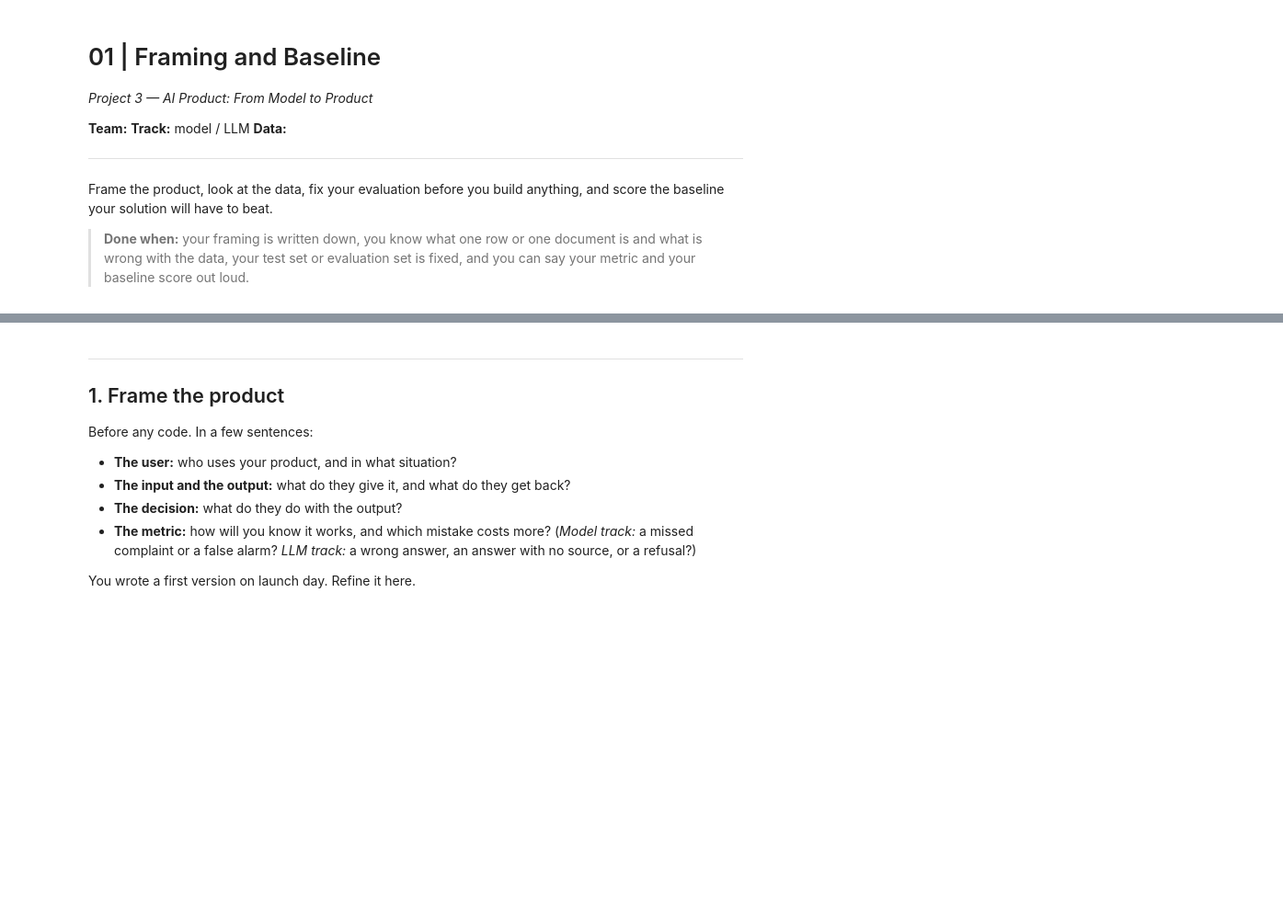
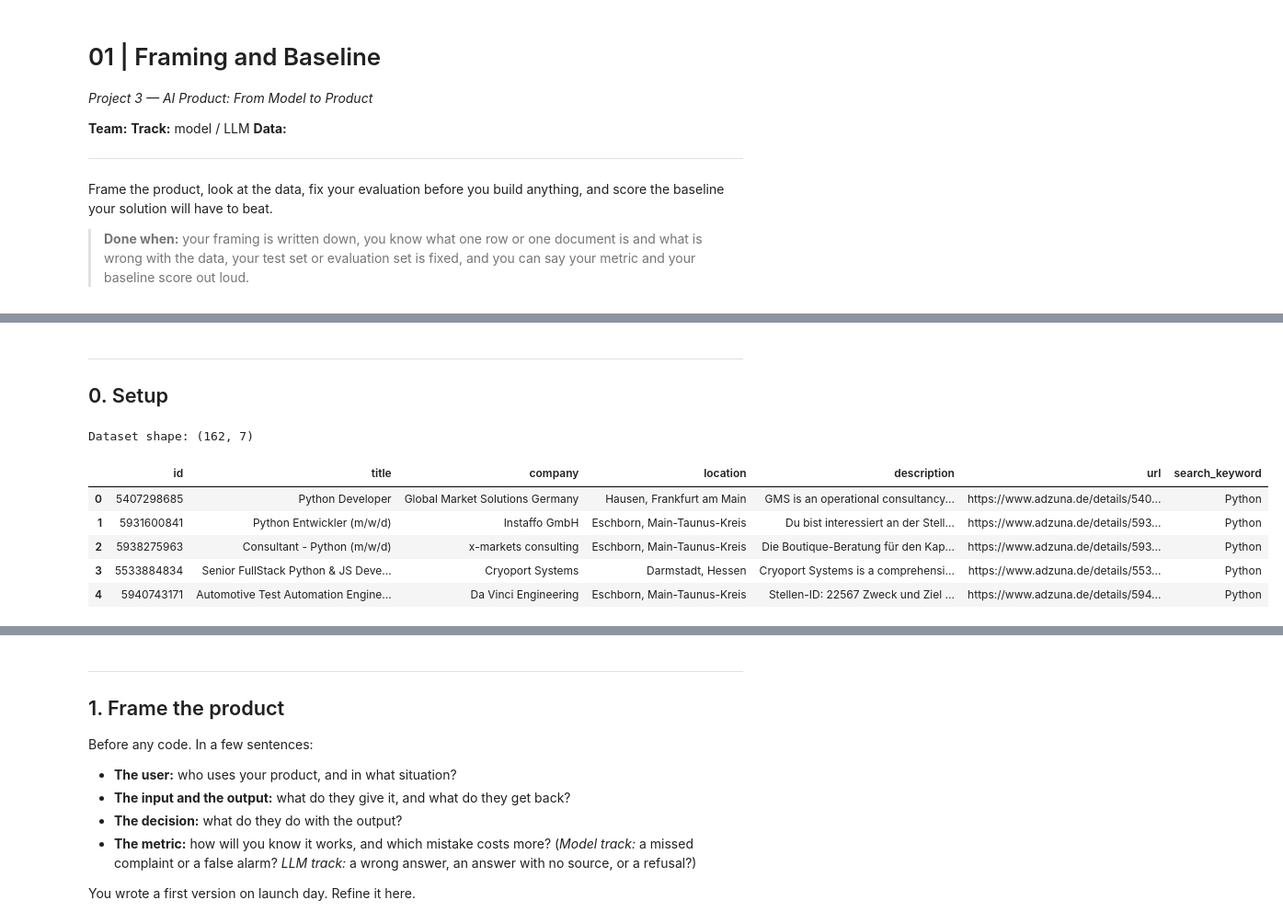
Before and after one commit to rekha-cyber/find-job-lab, a Jupyter notebook: notebooks/01_framing_and_baseline.ipynb, the cells around one changed output, grey strips where cells are left out. Shown at 92% size. Saved outputs shown, nothing was run; the diff lists cells and outputs as text; code cells hidden in the pictures; blank space fills up the shorter version.

```diff
--- a/notebooks/01_framing_and_baseline.ipynb
+++ b/notebooks/01_framing_and_baseline.ipynb
@@ -30,3 +49,19 @@ from src.functions import *
 
 pd.set_option("display.max_colwidth", 200)
 sns.set_theme(style="whitegrid")
+# %% [markdown]
+---
+## 0. Setup
+# %%
+df = pd.read_csv("../data/raw/jobs.csv")
+
+print("Dataset shape:", df.shape)
+display(df.head())
+# %% [output]
+Dataset shape: (162, 7)
+|  | id | title | company | location | description | url | search_keyword |
+| 0 | 5407298685 | Python Developer | Global Market Solutions Germany | Hausen, Frankfurt am Main | GMS is an operational consultancy... | https://www.adzuna.de/details/540... | Python |
+| 1 | 5931600841 | Python Entwickler (m/w/d) | Instaffo GmbH | Eschborn, Main-Taunus-Kreis | Du bist interessiert an der Stell... | https://www.adzuna.de/details/593... | Python |
+| 2 | 5938275963 | Consultant - Python (m/w/d) | x-markets consulting | Eschborn, Main-Taunus-Kreis | Die Boutique-Beratung für den Kap... | https://www.adzuna.de/details/593... | Python |
+| 3 | 5533884834 | Senior FullStack Python & JS Deve... | Cryoport Systems | Darmstadt, Hessen | Cryoport Systems is a comprehensi... | https://www.adzuna.de/details/553... | Python |
+| 4 | 5940743171 | Automotive Test Automation Engine... | Da Vinci Engineering | Eschborn, Main-Taunus-Kreis | Stellen-ID: 22567 Zweck und Ziel ... | https://www.adzuna.de/details/594... | Python |
```
Also changed, not shown: parts of 15 cells of this notebook, 7 other files.
